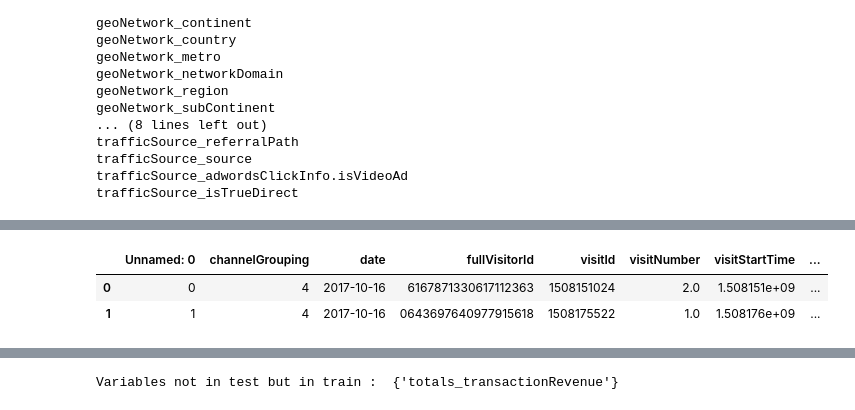
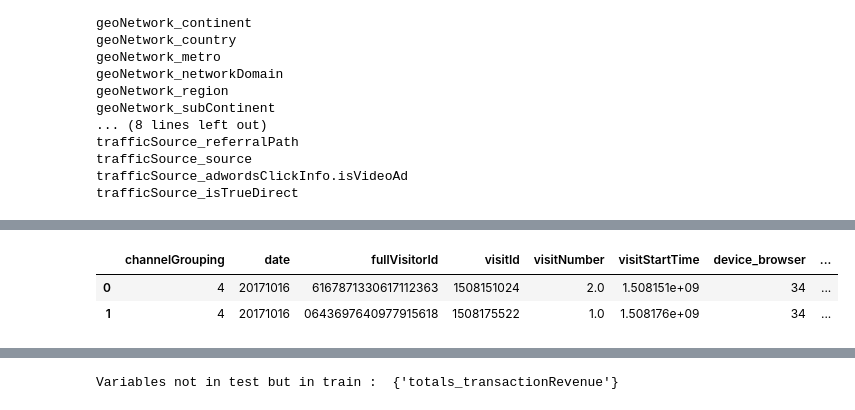
Before and after one commit to yalcinmurat1986/Google-Analytics, a Jupyter notebook: google_analytics.ipynb, the cells around one changed output, grey strips where cells are left out. Cells and saved outputs as stored; diff of their text form; code cells hidden in the pictures.

```diff
--- a/google_analytics.ipynb
+++ b/google_analytics.ipynb
@@ -285,5 +284,5 @@ df_test.to_csv('df_test1.csv')
 # %% [output]
 NameError: name 'df_train' is not defined
 # %%
-df_train=pd.read_csv('df_train1.csv')
-df_test=pd.read_csv('df_test1.csv')
+df_train=pd.read_csv('train_df.csv',index_col=0)
+df_test=pd.read_csv('test_df.csv',index_col=0)
@@ -461,11 +455,12 @@ test_df.head(2)
 # %%
-test_df['date'] = test_df['date'].apply(lambda x: datetime.date(int(str(x)[:4]), int(str(x)[4:6]), int(str(x)[6:])))
-test_df['year'] = test_df['date'].apply(lambda x: x.year)
-test_df['month'] = test_df['date'].apply(lambda x: x.month)
-test_df['day'] = test_df['date'].apply(lambda x: x.day)
+import datetime
+test_df['date1'] = test_df['date'].apply(lambda x: datetime.date(int(str(x)[:4]), int(str(x)[4:6]), int(str(x)[6:])))
+test_df['year'] = test_df['date1'].apply(lambda x: x.year)
+test_df['month'] = test_df['date1'].apply(lambda x: x.month)
+test_df['day'] = test_df['date1'].apply(lambda x: x.day)
 test_df.head(2)
 # %% [output]
-|  | Unnamed: 0 | channelGrouping | date | fullVisitorId | visitId | visitNumber | visitStartTime | ... |
-| 0 | 0 | 4 | 2017-10-16 | 6167871330617112363 | 1508151024 | 2.0 | 1.508151e+09 | ... |
-| 1 | 1 | 4 | 2017-10-16 | 0643697640977915618 | 1508175522 | 1.0 | 1.508176e+09 | ... |
+|  | channelGrouping | date | fullVisitorId | visitId | visitNumber | visitStartTime | device_browser | ... |
+| 0 | 4 | 20171016 | 6167871330617112363 | 1508151024 | 2.0 | 1.508151e+09 | 34 | ... |
+| 1 | 4 | 20171016 | 0643697640977915618 | 1508175522 | 1.0 | 1.508176e+09 | 34 | ... |
 # %%
```
Also changed, not shown: parts of 54 cells of this notebook.
